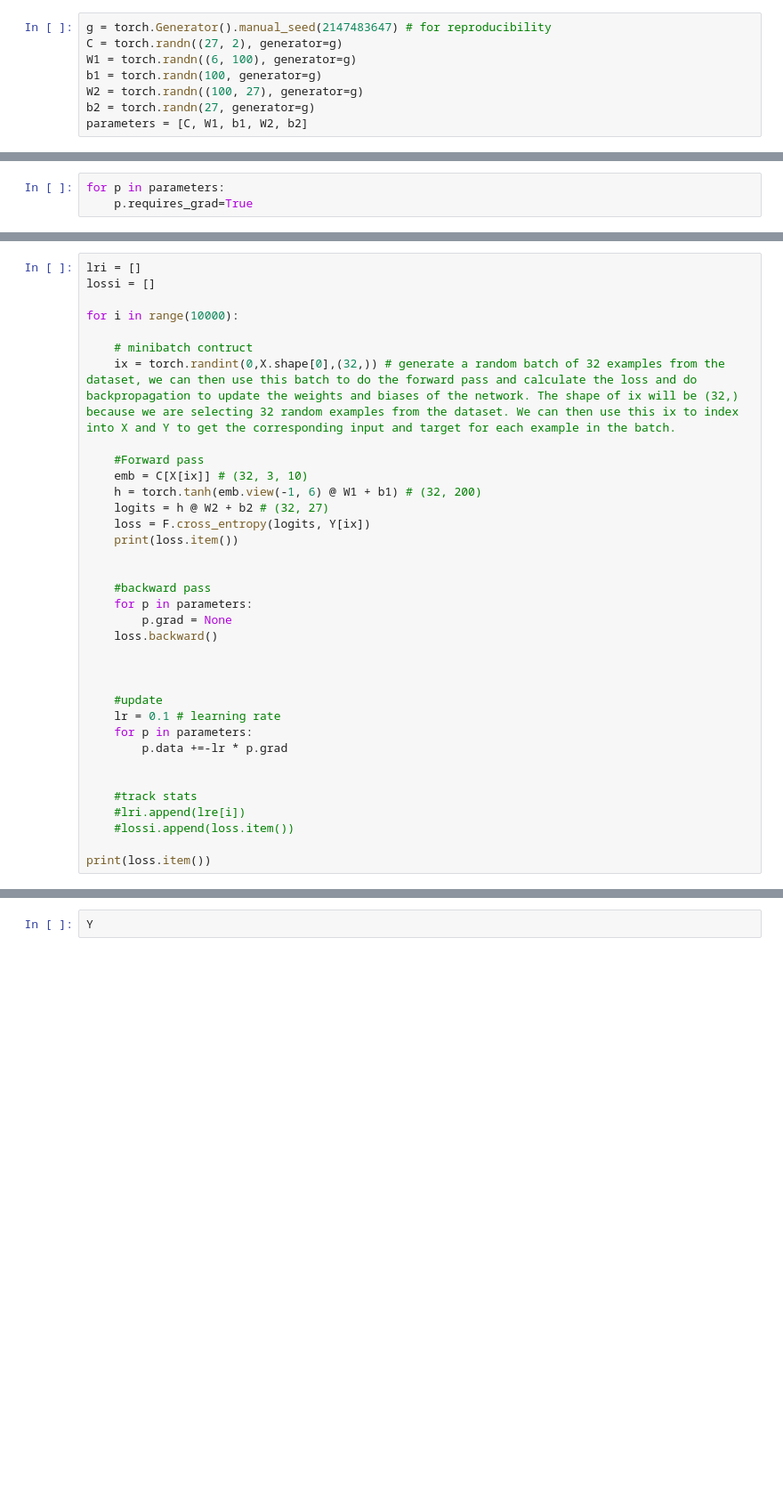
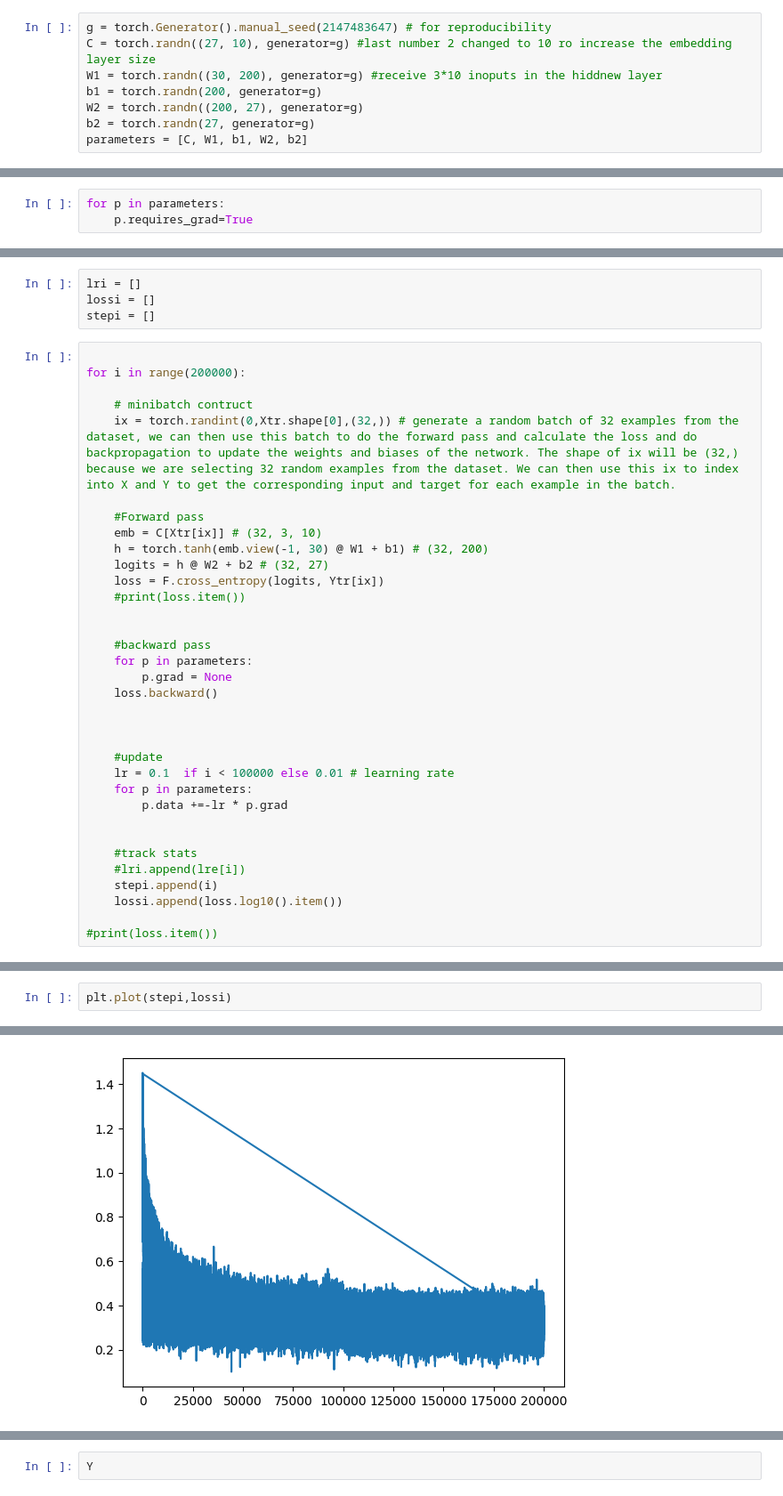
Before and after one commit to brianAsimba/micrograd, a Jupyter notebook: makemore_part2_mlp.ipynb, the cells around one changed output, grey strips where cells are left out. Shown at 89% size. Drawn from its saved outputs; the diff is of its cells as text; blank space fills up the shorter version.

```diff
--- a/makemore_part2_mlp.ipynb
+++ b/makemore_part2_mlp.ipynb
@@ -327,9 +364,9 @@ X.shape,Y.shape #dataset
 # %%
 g = torch.Generator().manual_seed(2147483647) # for reproducibility
-C = torch.randn((27, 2), generator=g)
-W1 = torch.randn((6, 100), generator=g)
-b1 = torch.randn(100, generator=g)
-W2 = torch.randn((100, 27), generator=g)
+C = torch.randn((27, 10), generator=g) #last number 2 changed to 10 ro increase the embedding layer size
+W1 = torch.randn((30, 200), generator=g) #receive 3*10 inoputs in the hiddnew layer
+b1 = torch.randn(200, generator=g)
+W2 = torch.randn((200, 27), generator=g)
 b2 = torch.randn(27, generator=g)
 parameters = [C, W1, b1, W2, b2]
 # %%
@@ -405,18 +423,20 @@ tensor([0.0010, 0.0010, 0.0010, 0.0010, 0.0010, 0.0010, 0.0010, 0.0010, 0.0011,
+# %%
+lri = []
+lossi = []
+stepi = []
 # %%
-lri = []
-lossi = []
 
-for i in range(10000):
+for i in range(200000):
 
     # minibatch contruct
-    ix = torch.randint(0,X.shape[0],(32,)) # generate a random batch of 32 examples from the dataset, we can then use this batch to do the forward pass and calculate the loss and do backpropagation to update the weights and biases of the network. The shape of ix will be (32,) because we are selecting 32 random examples from the dataset. We can then use this ix to index into X and Y to get the corresponding input and target for each example in the batch.
+    ix = torch.randint(0,Xtr.shape[0],(32,)) # generate a random batch of 32 examples from the dataset, we can then use this batch to do the forward pass and calculate the loss and do backpropagation to update the weights and biases of the network. The shape of ix will be (32,) because we are selecting 32 random examples from the dataset. We can then use this ix to index into X and Y to get the corresponding input and target for each example in the batch.
 
     #Forward pass
-    emb = C[X[ix]] # (32, 3, 10)
-    h = torch.tanh(emb.view(-1, 6) @ W1 + b1) # (32, 200)
+    emb = C[Xtr[ix]] # (32, 3, 10)
+    h = torch.tanh(emb.view(-1, 30) @ W1 + b1) # (32, 200)
     logits = h @ W2 + b2 # (32, 27)
-    loss = F.cross_entropy(logits, Y[ix])
-    print(loss.item())
+    loss = F.cross_entropy(logits, Ytr[ix])
+    #print(loss.item())
 
 
     #backward pass
@@ -427,13 +447,14 @@ for i in range(10000):
 
 
     #update
-    lr = 0.1 # learning rate
+    lr = 0.1  if i < 100000 else 0.01 # learning rate
     for p in parameters:
         p.data +=-lr * p.grad
 
 
     #track stats
     #lri.append(lre[i])
-    #lossi.append(loss.item())
+    stepi.append(i)
+    lossi.append(loss.log10().item())
 
-print(loss.item())
+#print(loss.item())
@@ -457,0 +461,3 @@ print(loss.item())
+# %%
+plt.plot(stepi,lossi)
+# %% [output]
@@ -457,0 +465 @@ print(loss.item())
+[figure, added]
```
Also changed, not shown: parts of 24 cells of this notebook.
